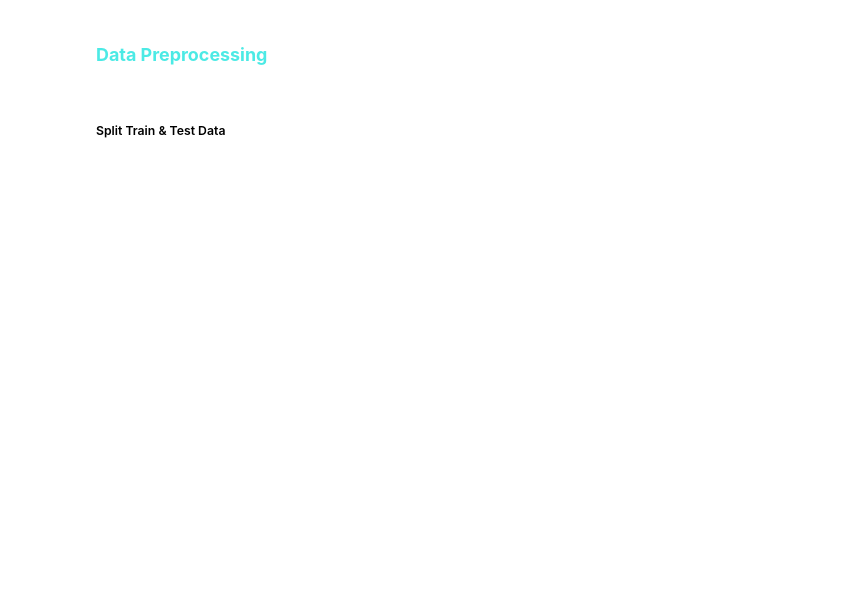
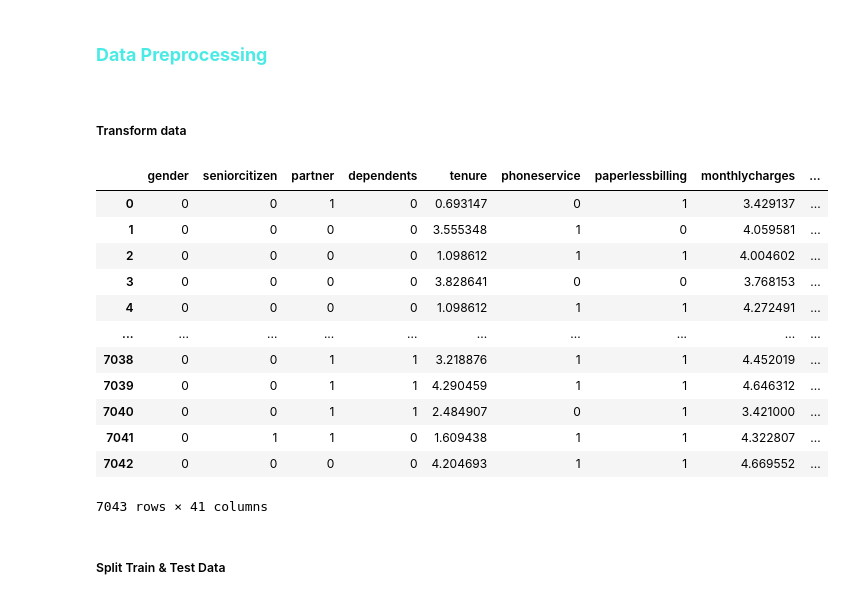
Before and after one commit to afbudiman/ML-Notebook, a Jupyter notebook: churn_prediction.ipynb, the cells around one changed output. Drawn from its saved outputs; the diff is of its cells as text; code cells hidden in the pictures; blank space fills up the shorter version.

```diff
--- a/churn_prediction.ipynb
+++ b/churn_prediction.ipynb
@@ -136,4 +305,34 @@ df.head().T
 # %% [markdown]
 ### **<p style="color:  #4ceae5 ">Data Preprocessing</p>**
+# %% [markdown]
+##### Transform data
+# %%
+# make a transform function so it'll be easier to use it if we need it again later
+def transform(df, numerical, binary):
+    for i in numerical:
+        df[i] = np.log1p(df[i].values)
+
+    for i in binary:
+        df[i] = (df[i]=='yes').astype(int)
+
+    transformed = pd.get_dummies(df)
+    return transformed
+
+df_transformed = transform(df_cleaned, numerical, binary)
+df_transformed
+# %% [output]
+|  | gender | seniorcitizen | partner | dependents | tenure | phoneservice | paperlessbilling | monthlycharges | ... |
+| 0 | 0 | 0 | 1 | 0 | 0.693147 | 0 | 1 | 3.429137 | ... |
+| 1 | 0 | 0 | 0 | 0 | 3.555348 | 1 | 0 | 4.059581 | ... |
+| 2 | 0 | 0 | 0 | 0 | 1.098612 | 1 | 1 | 4.004602 | ... |
+| 3 | 0 | 0 | 0 | 0 | 3.828641 | 0 | 0 | 3.768153 | ... |
+| 4 | 0 | 0 | 0 | 0 | 1.098612 | 1 | 1 | 4.272491 | ... |
+| ... | ... | ... | ... | ... | ... | ... | ... | ... | ... |
+| 7038 | 0 | 0 | 1 | 1 | 3.218876 | 1 | 1 | 4.452019 | ... |
+| 7039 | 0 | 0 | 1 | 1 | 4.290459 | 1 | 1 | 4.646312 | ... |
+| 7040 | 0 | 0 | 1 | 1 | 2.484907 | 0 | 1 | 3.421000 | ... |
+| 7041 | 0 | 1 | 1 | 0 | 1.609438 | 1 | 1 | 4.322807 | ... |
+| 7042 | 0 | 0 | 0 | 0 | 4.204693 | 1 | 1 | 4.669552 | ... |
+7043 rows × 41 columns
 # %% [markdown]
 ##### Split Train & Test Data
```
Also changed, not shown: parts of 104 cells of this notebook.
